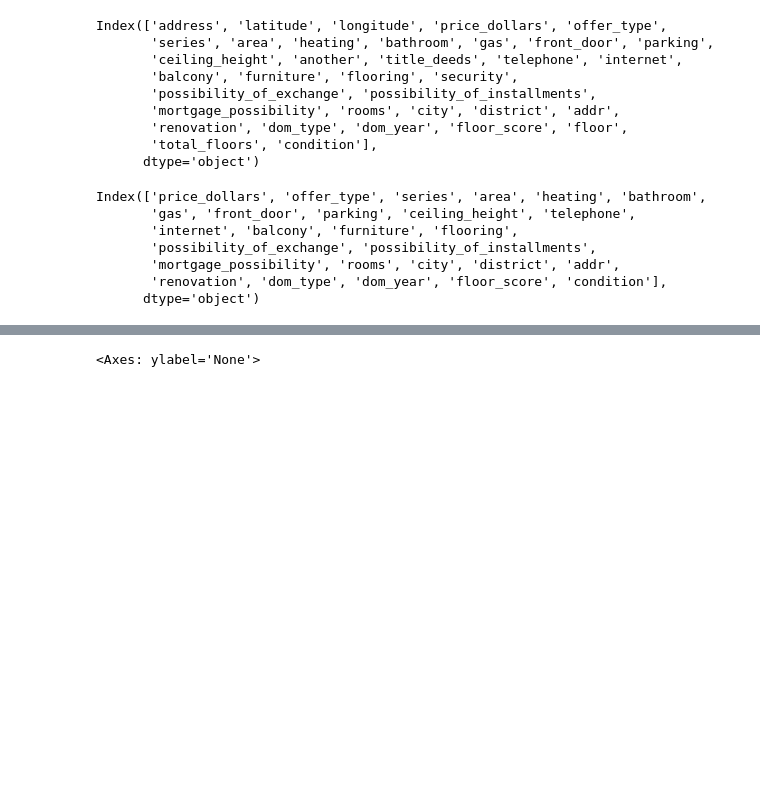
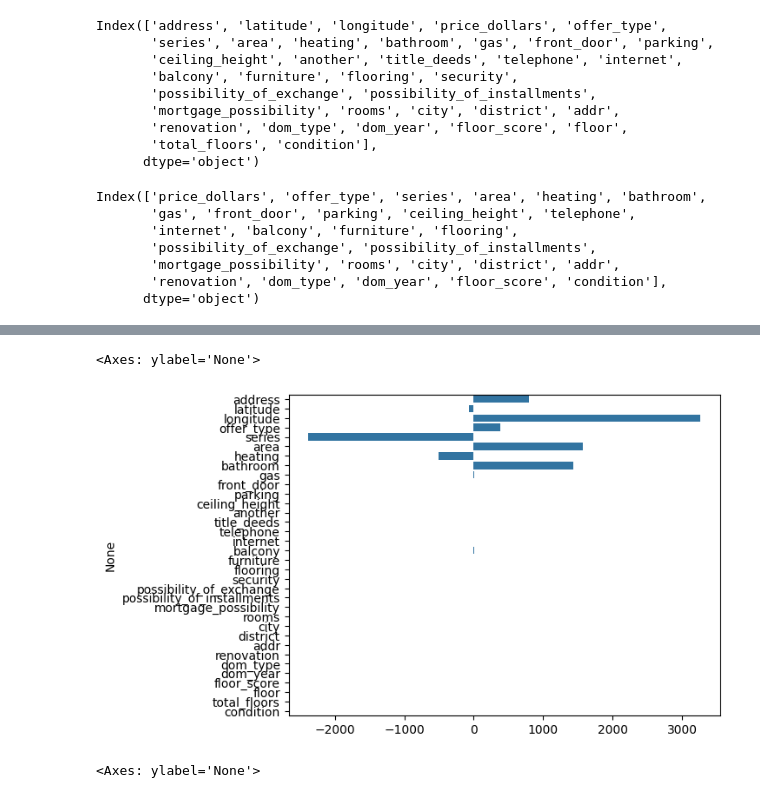
Before and after one commit to awesic/House_KG_Parsing, a Jupyter notebook: house_kg_project.ipynb, the cells around one changed output, grey strips where cells are left out. Saved outputs shown, nothing was run; the diff lists cells and outputs as text; code cells hidden in the pictures; blank space fills up the shorter version.

```diff
--- a/house_kg_project.ipynb
+++ b/house_kg_project.ipynb
@@ -664,3 +773,8 @@ sgd_model = model_pipeline.named_steps['model']
+# %%
+sns.barplot(x=coefficients.squeeze(), y=X.columns)
+# %% [output]
+<Axes: ylabel='None'>
+[figure, added]
 # %%
 sns.barplot(x=sgd_model.coef_.squeeze(), y=X.columns)
 # %% [output]
```
Also changed, not shown: parts of 19 cells of this notebook.
